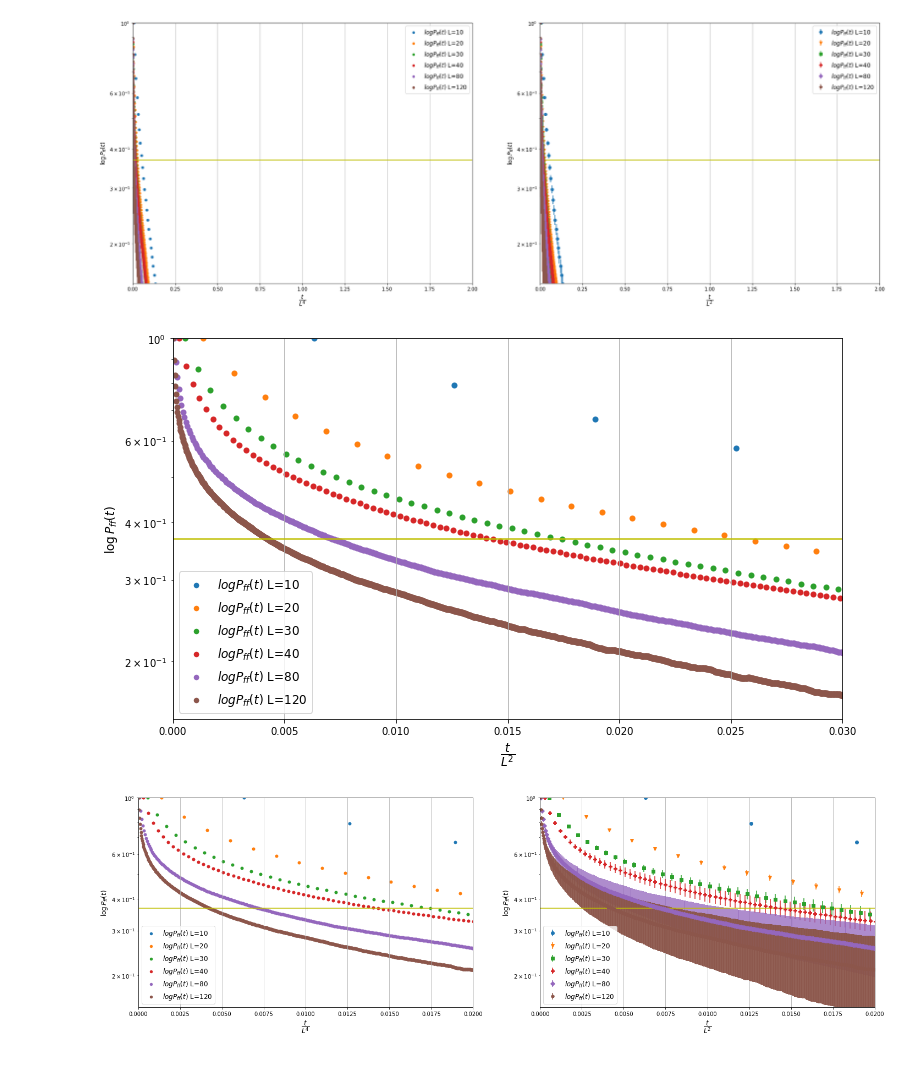
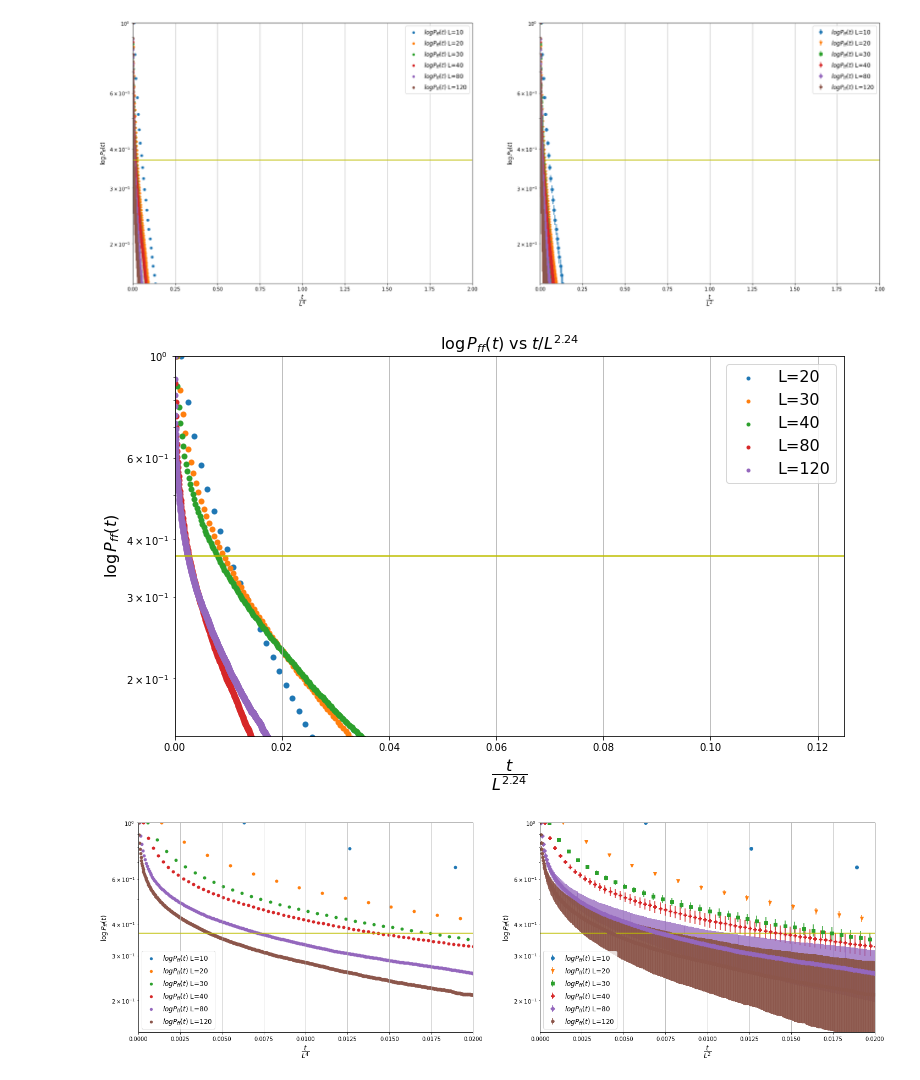
Before and after one commit to noDGodiaev/statistical-physics-models-with-ml, a Jupyter notebook: Generation of configurations/Autocor time count/Count autocor #1.ipynb, the cells around one changed output. Saved outputs shown, nothing was run; the diff lists cells and outputs as text; code cells hidden in the pictures.

```diff
--- a/Generation of configurations/Autocor time count/Count autocor #1.ipynb
+++ b/Generation of configurations/Autocor time count/Count autocor #1.ipynb
@@ -25,6 +25,7 @@ _sizes = [10, 20, 30, 40, 80, 120]
 seq_length = 100000
 # _sizes = [10, 20, 30, 40]
 _markers = ["o", "v", "s", "P", "D", "p"]
+fontsize = 16
 # %%
 data = np.zeros((50, seq_length))
 mean_data = np.zeros((len(_sizes) , seq_length))
@@ -203,18 +204,19 @@ plt.figure(figsize=(12, 7))
 seqlen = 1000
 for i in range(len(_sizes)):
     plt.scatter(np.linspace(1, seqlen, seqlen), mean_data_corr[i][0:seqlen],
-                label=r'$log P_{ff}(t)$ L=' + str(_sizes[i]), linewidth=0, linestyle='None')
+                label=r'L=' + str(_sizes[i]), linewidth=0, linestyle='None')
 plt.yscale("log")
-plt.xlabel(r'$t$', fontsize=12)
-plt.ylabel(r'$\log P_{ff}(t)$', fontsize=12)
+plt.xlabel(r'$t$', fontsize=fontsize)
+plt.ylabel(r'$\log P_{ff}(t)$', fontsize=fontsize)
 plt.axhline(y=0, color='y')
 plt.axhline(y=inverse_exp(1), color='y')
 plt.grid()
 plt.xlim(0, 180)
 plt.ylim(0.2, 1)
 # legend
-lgnd = plt.legend(loc='best', fontsize=12)
+lgnd = plt.legend(loc='best', fontsize=fontsize)
 for i in range(len(lgnd.legendHandles)):
-    lgnd.legendHandles[i]._sizes = [30]
+    lgnd.legendHandles[i]._sizes = [16]
+plt.title(r'$\log P_{ff}(t)$ vs t', fontsize=fontsize)
 plt.savefig("pictures/mean(autocorr) L=all n=50 log-Pff t")
 # %% [output]
@@ -261,27 +263,29 @@ plt.savefig("pictures/mean(autocorr) L=all n=50 log-Pff t-L^2 std xlim100 std")
 [figure]
 # %%
 seqlen = 2000
-xscale = 0.03
-div = 2.2
+xscale = 0.125
+div = 2.24
+_sizes = [20, 30, 40, 80, 120]
 plt.figure(figsize=(12, 7))
 for i in range(len(_sizes)):
     plt.scatter(np.linspace(1, seqlen, seqlen)  / (_sizes[i] ** div), mean_data_corr[i][0:seqlen],
-                   label=r'$log P_{ff}(t)$ L=' + str(_sizes[i]), linewidth=0, linestyle='None')
+                   label=r'L=' + str(_sizes[i]), linewidth=0, linestyle='None')
 plt.yscale("log")
-plt.xlabel(r'$\dfrac{t}{L^2}$', fontsize=12)
-plt.ylabel(r'$\log P_{ff}(t)$', fontsize=12)
+plt.xlabel(r'$\dfrac{t}{L^{2.24}}$', fontsize=fontsize)
+plt.ylabel(r'$\log P_{ff}(t)$', fontsize=fontsize)
 plt.axhline(y=0, color='y')
 plt.axhline(y=inverse_exp(1), color='y')
 plt.grid()
 plt.xlim(0, xscale)
 plt.ylim(0.15, 1)
 # legend
-lgnd = plt.legend(loc='best', fontsize=12)
+lgnd = plt.legend(loc='best', fontsize=fontsize)
 for i in range(len(lgnd.legendHandles)):
-    lgnd.legendHandles[i]._sizes = [30]
-plt.savefig("pictures/mean(autocorr) L=all n=50 log-Pff t-L^2")
+    lgnd.legendHandles[i]._sizes = [16]
+plt.title(r'$\log P_{ff}(t)$ vs $t / L^{2.24}$', fontsize=fontsize)
+plt.savefig("pictures/data collapse mean(autocorr) L=all n=50 log-Pff t-L^2")
 # %% [output]
-[figure, old version]
+[figure, new version]
 # %%
 seqlen = 2000
 xscale = 0.02
```
Also changed, not shown: parts of 5 cells of this notebook, 2 other files.
